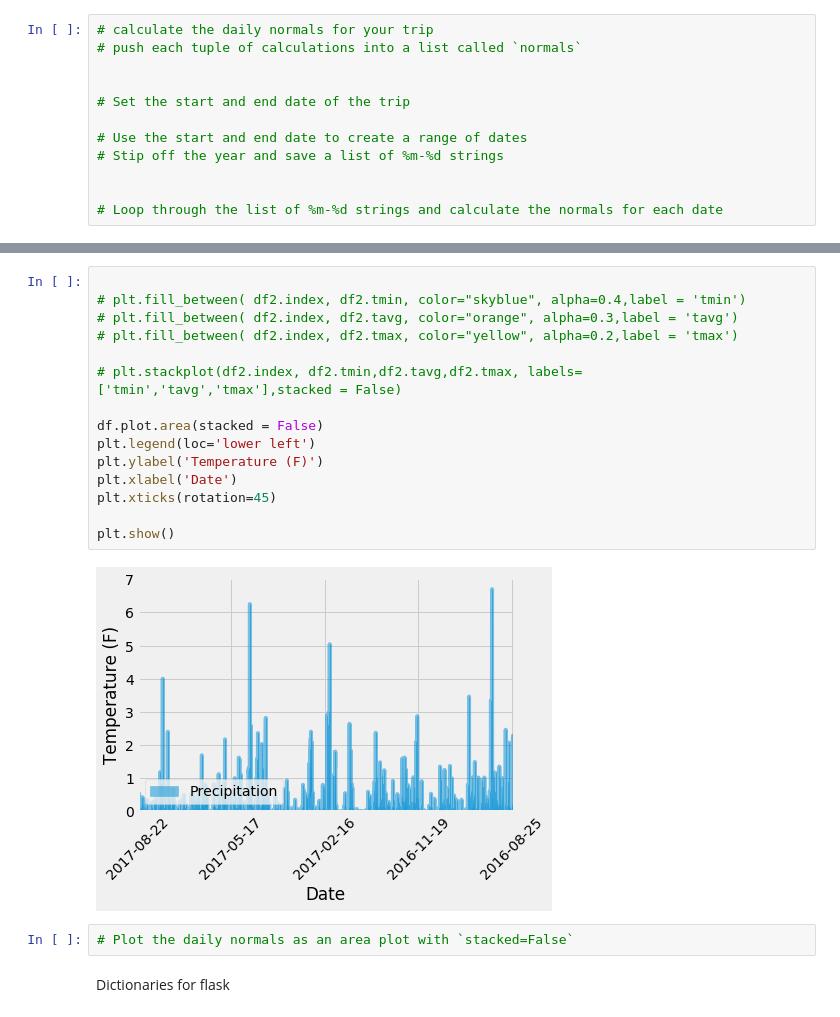
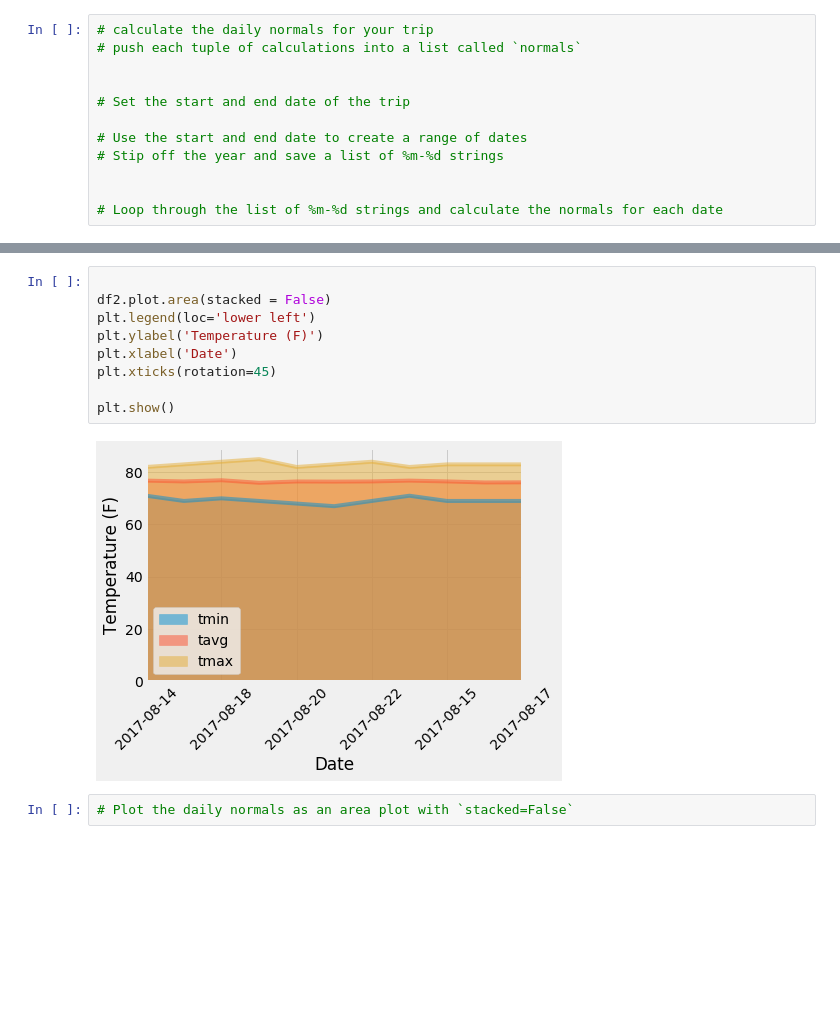
Before and after one commit to UncleBacon/sqlalchemy-challenge, a Jupyter notebook: Instructions/climate_starter.ipynb, the cells around one changed output, grey strips where cells are left out. Drawn from its saved outputs; the diff is of its cells as text; blank space fills up the shorter version.

```diff
--- a/Instructions/climate_starter.ipynb
+++ b/Instructions/climate_starter.ipynb
@@ -388,21 +348,13 @@ trip_df.head(20)
 # %%
 
-# plt.fill_between( df2.index, df2.tmin, color="skyblue", alpha=0.4,label = 'tmin')
-# plt.fill_between( df2.index, df2.tavg, color="orange", alpha=0.3,label = 'tavg')
-# plt.fill_between( df2.index, df2.tmax, color="yellow", alpha=0.2,label = 'tmax')
-
-# plt.stackplot(df2.index, df2.tmin,df2.tavg,df2.tmax, labels=['tmin','tavg','tmax'],stacked = False)
-
-df.plot.area(stacked = False)
+df2.plot.area(stacked = False)
 plt.legend(loc='lower left')
 plt.ylabel('Temperature (F)')
 plt.xlabel('Date')
 plt.xticks(rotation=45)
 
 plt.show()
 # %% [output]
-[figure, old version]
+[figure, new version]
 # %%
 # Plot the daily normals as an area plot with `stacked=False`
-# %% [markdown]
-Dictionaries for flask
```
Also changed, not shown: parts of 11 cells of this notebook, 4 other files.
